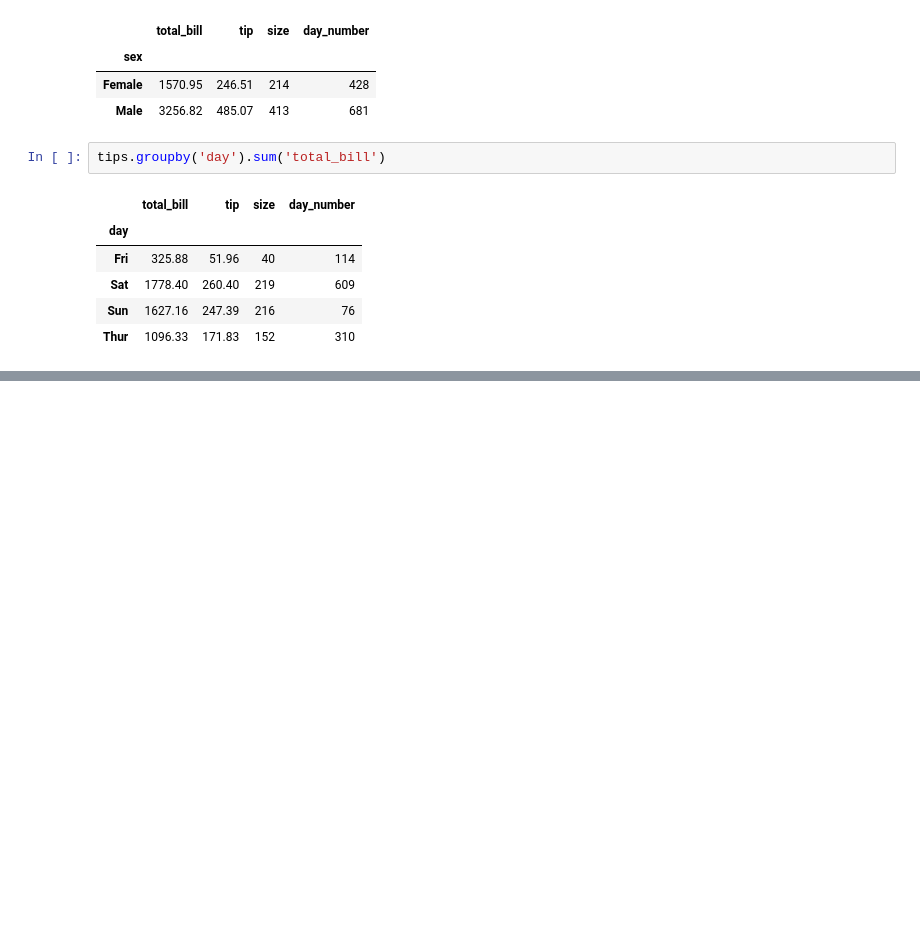
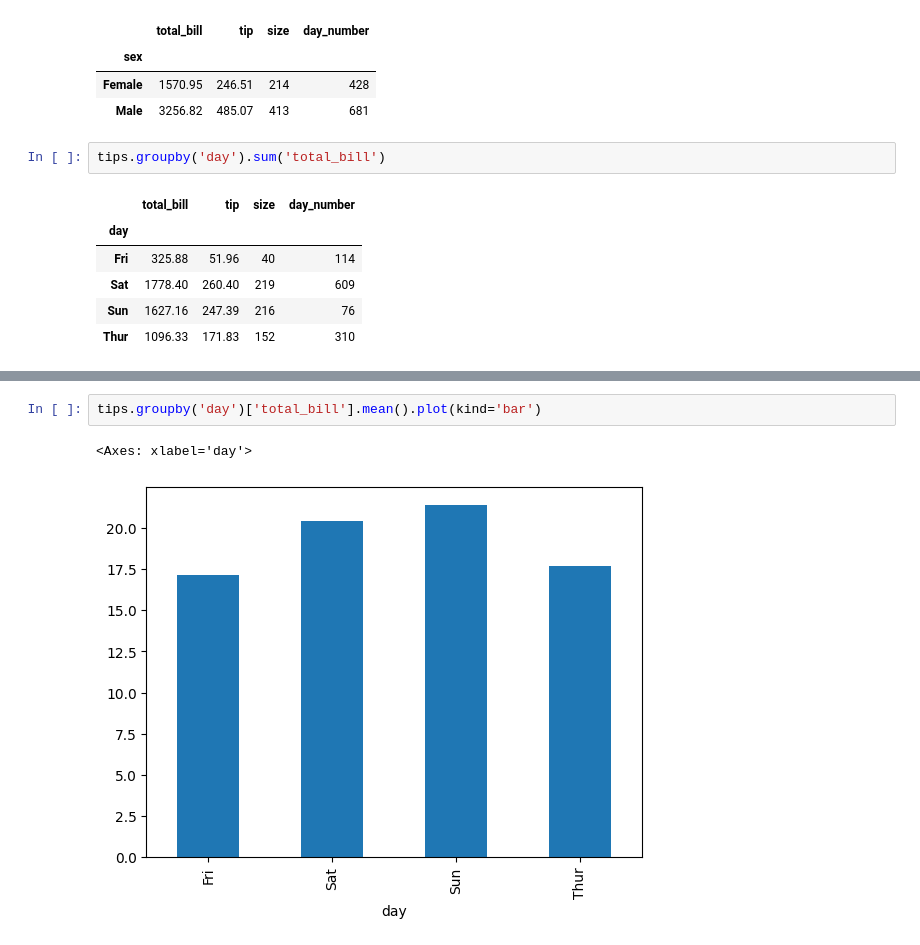
Before and after one commit to gnlins/AulaGit_Santander2024, a Jupyter notebook: notebook.ipynb, the cells around one changed output, grey strips where cells are left out. Drawn from its saved outputs; the diff is of its cells as text; blank space fills up the shorter version.

```diff
--- a/notebook.ipynb
+++ b/notebook.ipynb
@@ -151,0 +202,5 @@ tips.groupby('day').mean('total_bill')
+# %%
+tips.groupby('day')['total_bill'].mean().plot(kind='bar')
+# %% [output]
+<Axes: xlabel='day'>
+[figure, added]
```
Also changed, not shown: parts of 5 cells of this notebook.
